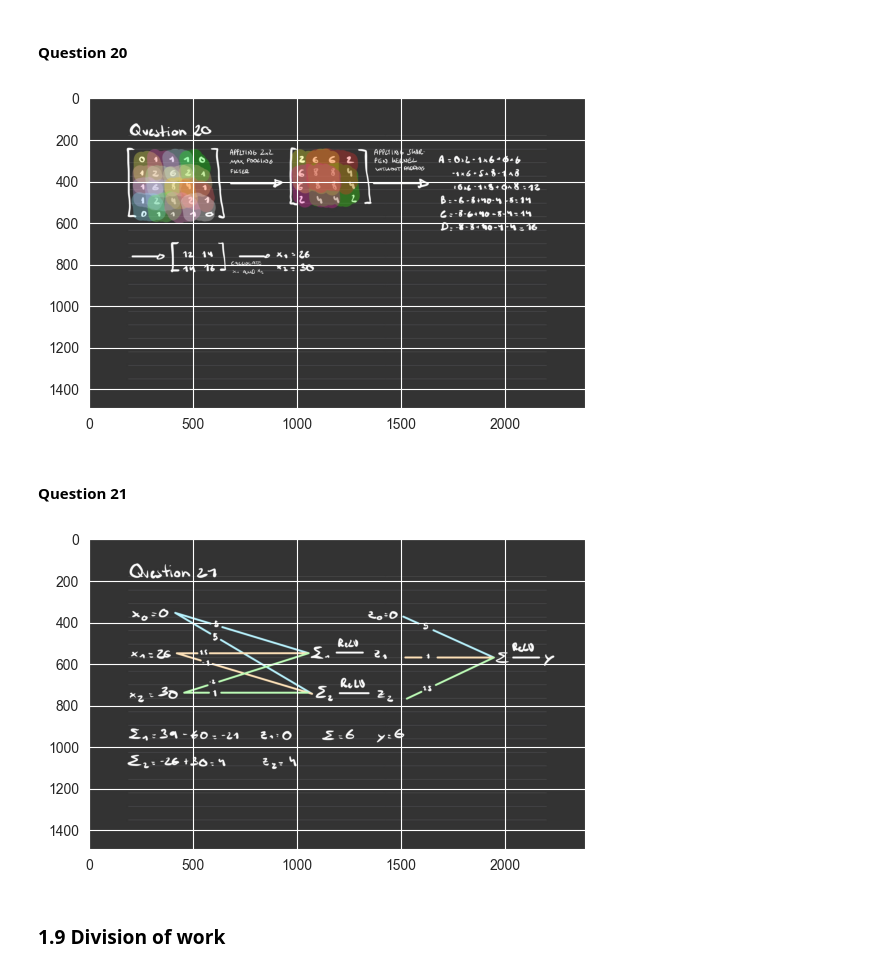
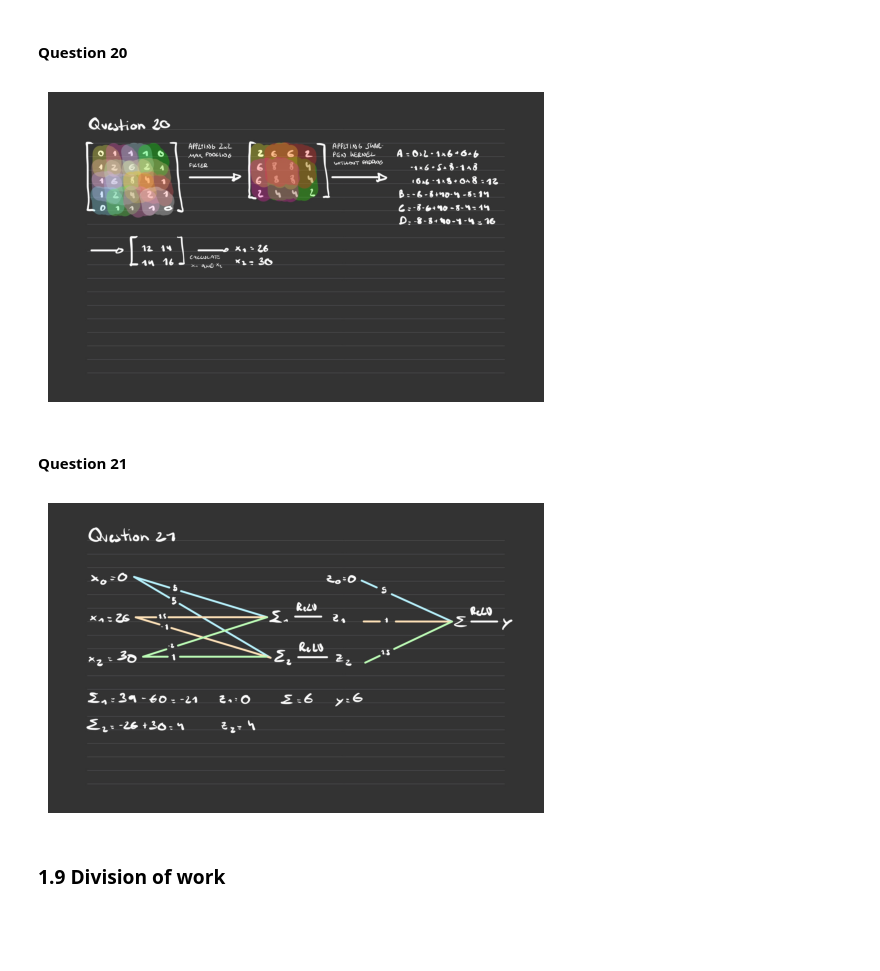
Before and after one commit to daniallegue/ANN-From-Scratch, a Jupyter notebook: Main.ipynb, the cells around one changed output. Saved outputs shown, nothing was run; the diff lists cells and outputs as text; code cells hidden in the pictures; blank space fills up the shorter version.

```diff
--- a/Main.ipynb
+++ b/Main.ipynb
@@ -830,19 +830,21 @@ Once the harm is done by the model by misclassification it is extremely hard to
 # %% [markdown]
 #### Question 20
 # %%
-img1 = mpimg.imread('resources/Assignment 1-2.jpg')
-imgplot1 = plt.imshow(img1)
+img1 = plt.imread('resources/Assignment 1-2.jpg')
+plt.imshow(img1)
+plt.axis('off')
 plt.show()
 # %% [output]
-[figure, old version]
+[figure, new version]
 # %% [markdown]
 #### Question 21
 # %%
 img2 = mpimg.imread('resources/Assignment 1-3.jpg')
 imgplot1 = plt.imshow(img2)
+plt.axis('off')
 plt.show()
 # %% [output]
-[figure, old version]
+[figure, new version]
 # %% [markdown]
 ### 1.9 Division of work
 # %% [markdown]
```
